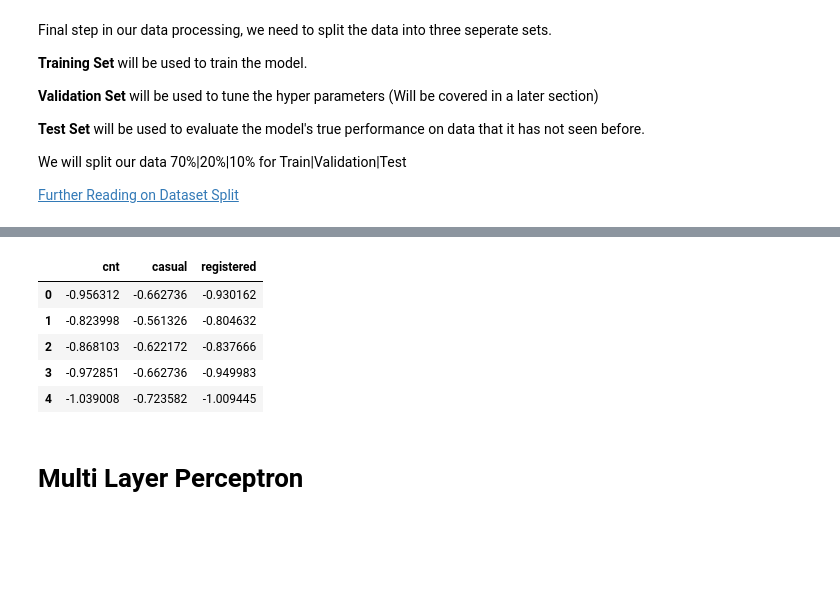
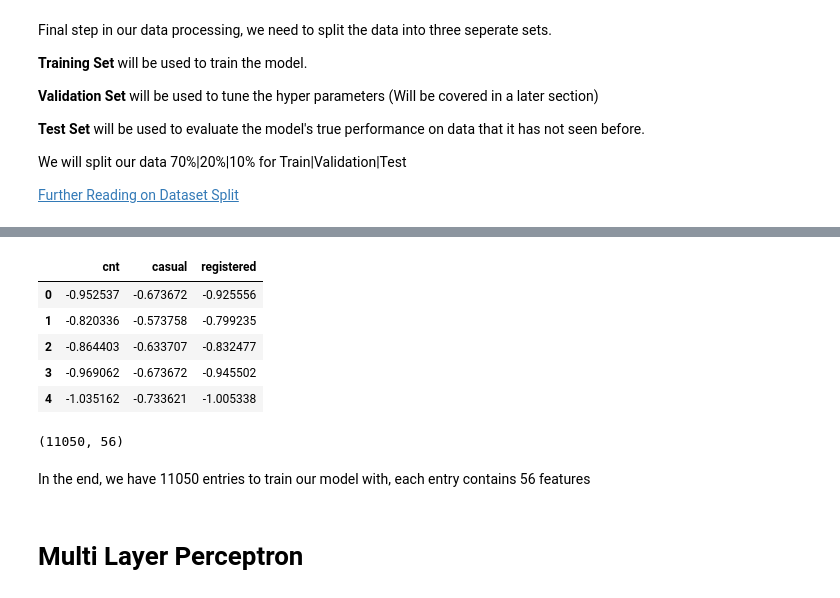
Before and after one commit to gimseng/99-ML-Learning-Projects, a Jupyter notebook: 011/solution/mlp_from_scratch.ipynb, the cells around one changed output, grey strips where cells are left out. Drawn from its saved outputs; the diff is of its cells as text; code cells hidden in the pictures; blank space fills up the shorter version.

```diff
--- a/011/solution/mlp_from_scratch.ipynb
+++ b/011/solution/mlp_from_scratch.ipynb
@@ -242,11 +242,17 @@ train_features.head()
 # %%
-train_targets.head()
+train_labels.head()
 # %% [output]
 |  | cnt | casual | registered |
-| 0 | -0.956312 | -0.662736 | -0.930162 |
-| 1 | -0.823998 | -0.561326 | -0.804632 |
-| 2 | -0.868103 | -0.622172 | -0.837666 |
-| 3 | -0.972851 | -0.662736 | -0.949983 |
-| 4 | -1.039008 | -0.723582 | -1.009445 |
+| 0 | -0.952537 | -0.673672 | -0.925556 |
+| 1 | -0.820336 | -0.573758 | -0.799235 |
+| 2 | -0.864403 | -0.633707 | -0.832477 |
+| 3 | -0.969062 | -0.673672 | -0.945502 |
+| 4 | -1.035162 | -0.733621 | -1.005338 |
+# %%
+train_features.shape
+# %% [output]
+(11050, 56)
+# %% [markdown]
+In the end, we have 11050 entries to train our model with, each entry contains 56 features
 # %% [markdown]
 # Multi Layer Perceptron
```
Also changed, not shown: parts of 9 cells of this notebook, 2 other files.
